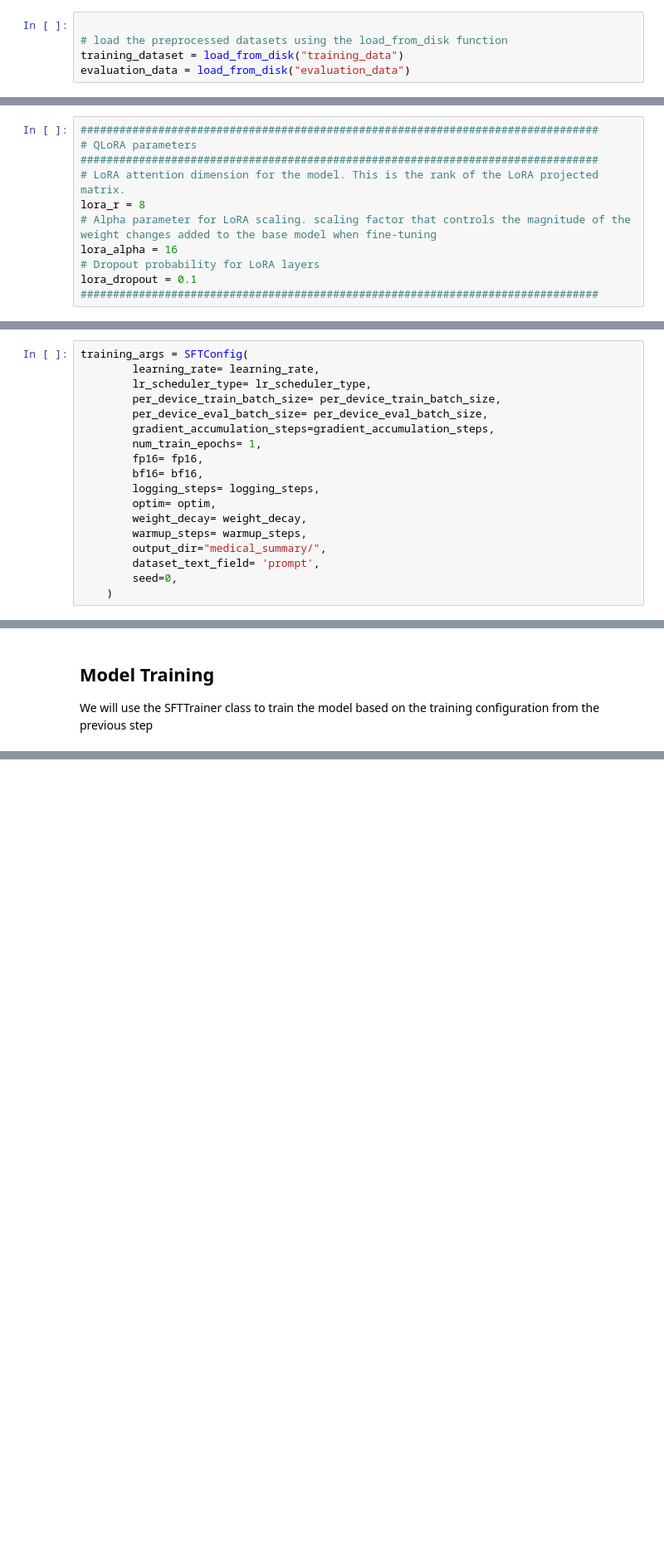
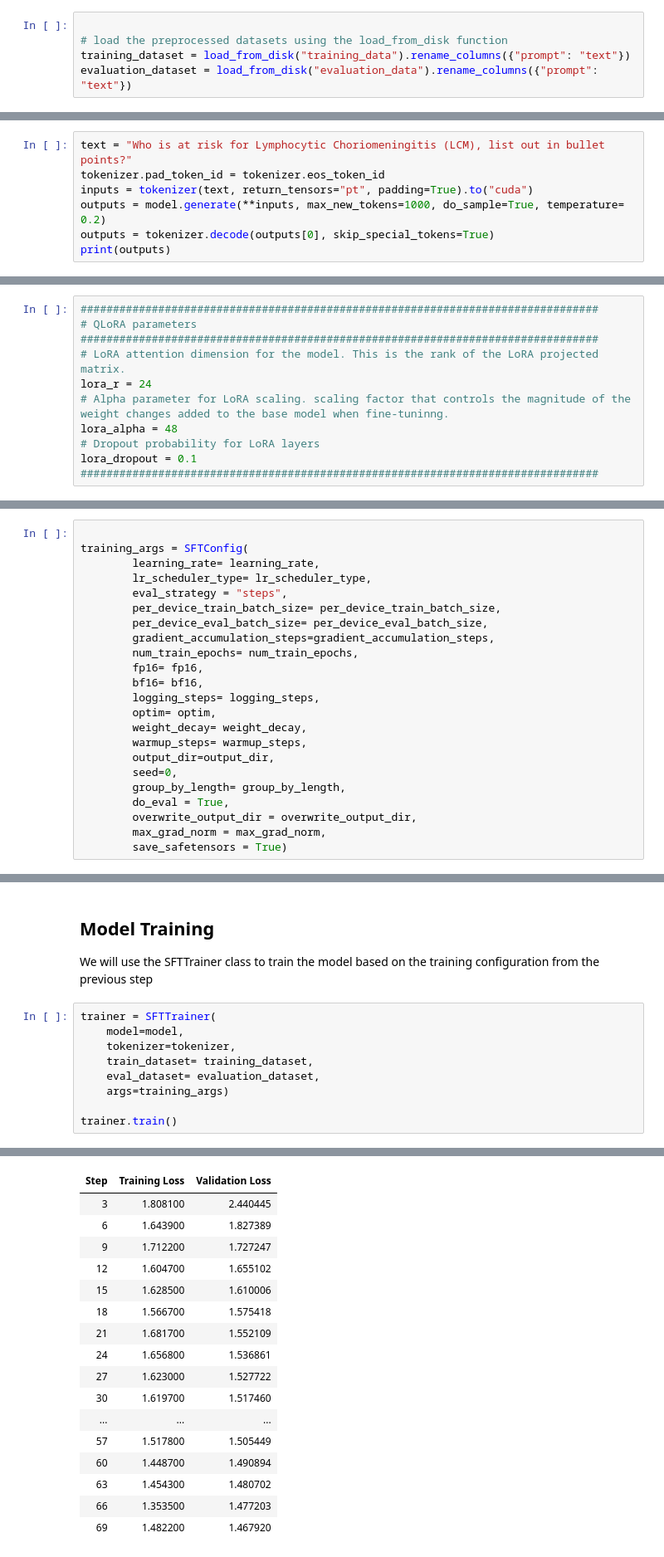
Before and after one commit to Aayush146/Fine_tuning, a Jupyter notebook: model_fine_tuning.ipynb, the cells around one changed output, grey strips where cells are left out. Shown at 83% size. Drawn from its saved outputs; the diff is of its cells as text; blank space fills up the shorter version.

Commit message:
Added latest Fine tuning files

```diff
--- a/model_fine_tuning.ipynb
+++ b/model_fine_tuning.ipynb
@@ -71,7 +121,7 @@ os.environ['HF_TOKEN'] = ""
 # %%
 
 # load the preprocessed datasets using the load_from_disk function
-training_dataset = load_from_disk("training_data")
-evaluation_data = load_from_disk("evaluation_data")
+training_dataset = load_from_disk("training_data").rename_columns({"prompt": "text"})
+evaluation_dataset = load_from_disk("evaluation_data").rename_columns({"prompt": "text"})
 # %% [markdown]
 ## Load the model
@@ -92,0 +148,7 @@ tokenizer = AutoTokenizer.from_pretrained(model_name, token = os.environ['HF_TOK
+# %%
+text = "Who is at risk for Lymphocytic Choriomeningitis (LCM), list out in bullet points?"
+tokenizer.pad_token_id = tokenizer.eos_token_id
+inputs = tokenizer(text, return_tensors="pt", padding=True).to("cuda")
+outputs = model.generate(**inputs, max_new_tokens=1000, do_sample=True, temperature= 0.2)
+outputs = tokenizer.decode(outputs[0], skip_special_tokens=True)
+print(outputs)
@@ -108,9 +191,9 @@ The alpha pamaeter is a scaling factor that is applied to the product of the mat
 # QLoRA parameters
 ################################################################################
 # LoRA attention dimension for the model. This is the rank of the LoRA projected matrix.
-lora_r = 8
-# Alpha parameter for LoRA scaling. scaling factor that controls the magnitude of the weight changes added to the base model when fine-tuning
-lora_alpha = 16
+lora_r = 24
+# Alpha parameter for LoRA scaling. scaling factor that controls the magnitude of the weight changes added to the base model when fine-tuninng.
+lora_alpha = 48
 # Dropout probability for LoRA layers
 lora_dropout = 0.1
 ################################################################################
@@ -222,18 +350,23 @@ Create a training configuration using the training arguements:
 # %%
+
 training_args = SFTConfig(
         learning_rate= learning_rate,
         lr_scheduler_type= lr_scheduler_type,
+        eval_strategy = "steps",
         per_device_train_batch_size= per_device_train_batch_size,
         per_device_eval_batch_size= per_device_eval_batch_size,
         gradient_accumulation_steps=gradient_accumulation_steps,
-        num_train_epochs= 1,
+        num_train_epochs= num_train_epochs,
         fp16= fp16,
         bf16= bf16,
         logging_steps= logging_steps,
         optim= optim,
         weight_decay= weight_decay,
         warmup_steps= warmup_steps,
-        output_dir="medical_summary/",
-        dataset_text_field= 'prompt',
+        output_dir=output_dir,
         seed=0,
-    )
+        group_by_length= group_by_length,
+        do_eval = True,
+        overwrite_output_dir = overwrite_output_dir,
+        max_grad_norm = max_grad_norm,
+        save_safetensors = True)
@@ -241,3 +376,13 @@ training_args = SFTConfig(
 ## Model Training
 
 We will use the SFTTrainer class to train the model based on the training configuration from the previous step
+# %%
+trainer = SFTTrainer(
+    model=model,
+    tokenizer=tokenizer,
+    train_dataset= training_dataset,
+    eval_dataset= evaluation_dataset,
+    args=training_args)
+
+trainer.train()
+# %% [output]
@@ -243,0 +396,17 @@ We will use the SFTTrainer class to train the model based on the training config
+| Step | Training Loss | Validation Loss |
+| 3 | 1.808100 | 2.440445 |
+| 6 | 1.643900 | 1.827389 |
+| 9 | 1.712200 | 1.727247 |
+| 12 | 1.604700 | 1.655102 |
+| 15 | 1.628500 | 1.610006 |
+| 18 | 1.566700 | 1.575418 |
+| 21 | 1.681700 | 1.552109 |
+| 24 | 1.656800 | 1.536861 |
+| 27 | 1.623000 | 1.527722 |
+| 30 | 1.619700 | 1.517460 |
+| ... | ... | ... |
+| 57 | 1.517800 | 1.505449 |
+| 60 | 1.448700 | 1.490894 |
+| 63 | 1.454300 | 1.480702 |
+| 66 | 1.353500 | 1.477203 |
+| 69 | 1.482200 | 1.467920 |
```
Also changed, not shown: parts of 37 cells of this notebook, 7 other files.
